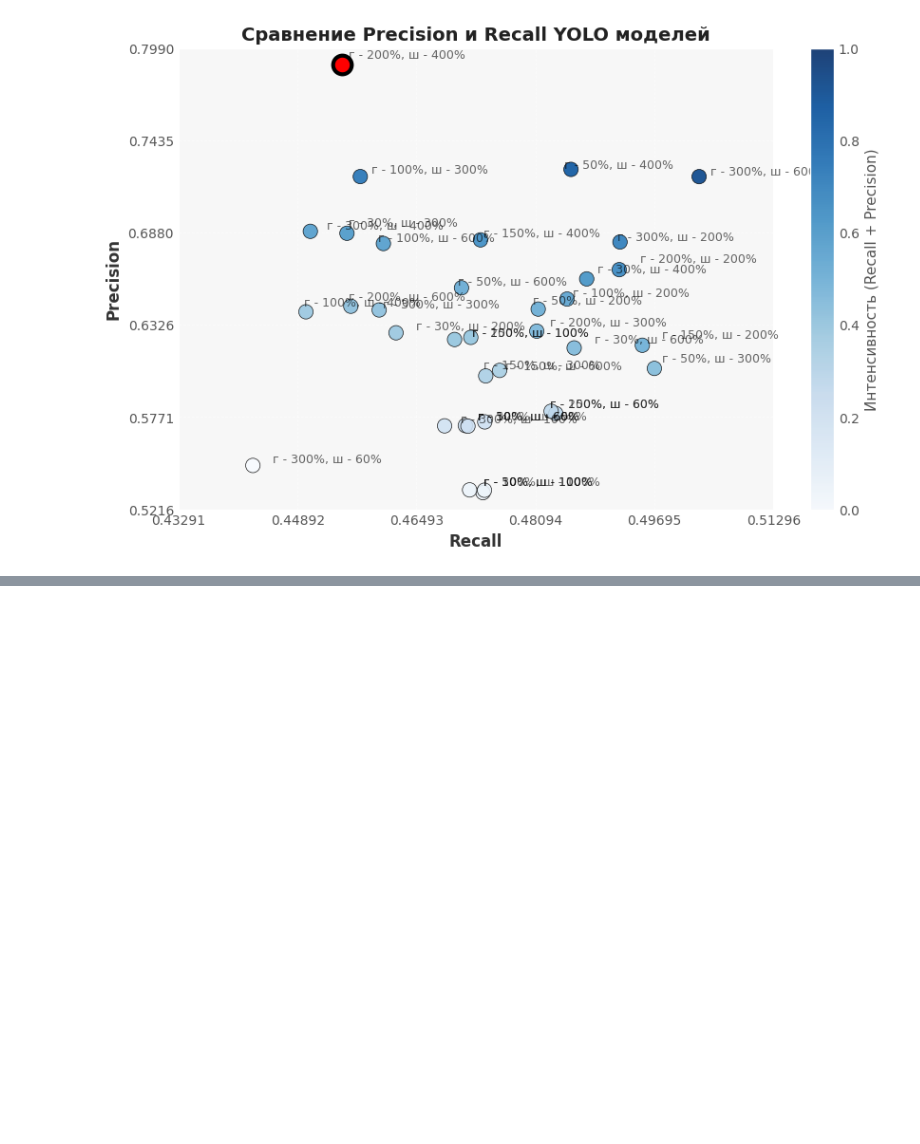
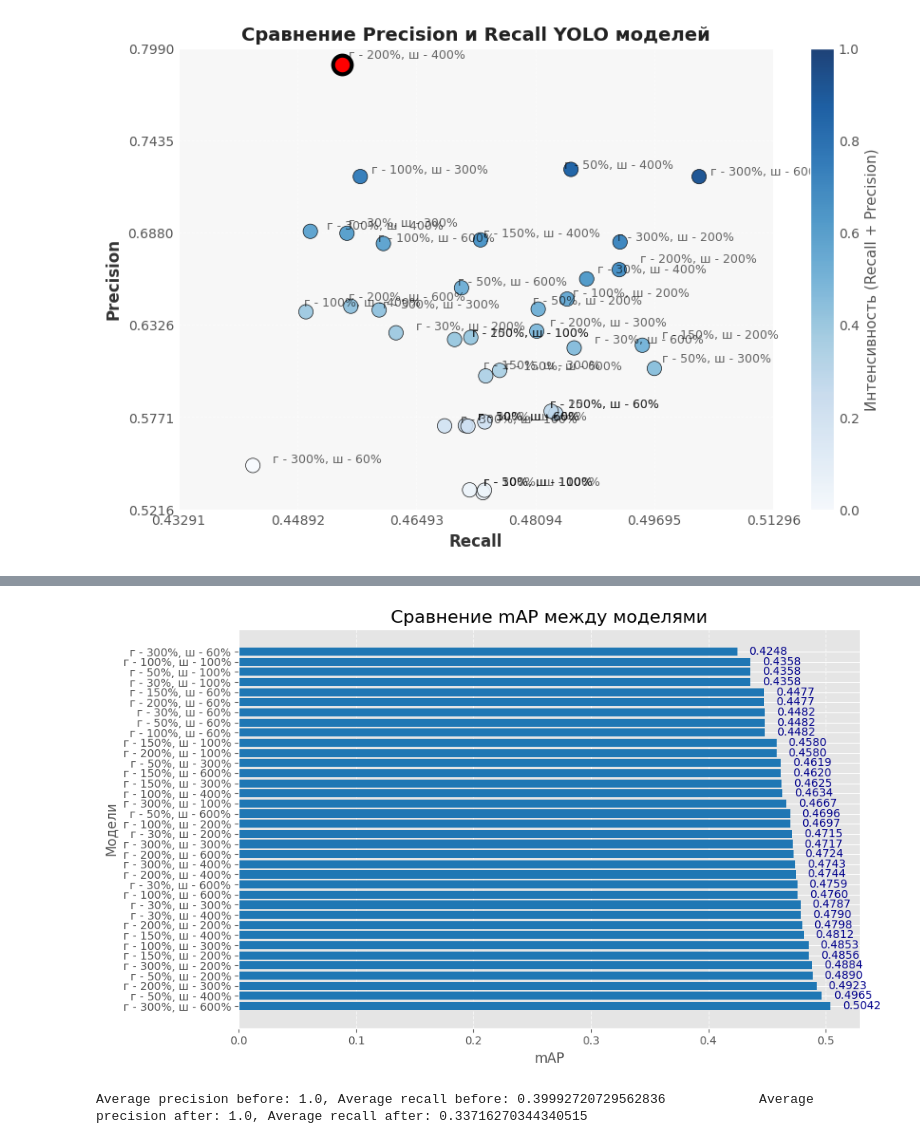
Before and after one commit to MikhailKuzm/pits_detection, a Jupyter notebook: results/count_tesults.ipynb, the cells around one changed output, grey strips where cells are left out. Saved outputs shown, nothing was run; the diff lists cells and outputs as text; code cells hidden in the pictures; blank space fills up the shorter version.

```diff
--- a/results/count_tesults.ipynb
+++ b/results/count_tesults.ipynb
@@ -447,0 +408,67 @@ print("Отсортированный массив:", sorted_arr)
+# %%
+import os
+import pandas as pd
+import matplotlib.pyplot as plt
+import re  # Для работы с регулярными выражениями
+
+# Путь к папке с логами
+logs_path = '/home/user/master_degree/pits_detection/detection/logs/yolo11'
+# Базовый размер модели YOLO
+base_yolo_size = [0.50, 0.25]
+# Список моделей
+model_folders = [f for f in os.listdir(logs_path) if os.path.isdir(os.path.join(logs_path, f))]
+
+# Список mAP для каждой модели
+model_names = []
+map_values = []
+
+# Функция для преобразования названий папок
+def format_folder_name(folder_name):
+    match = re.search(r'depth_(\d+\.\d+)-width_(\d+\.\d+)', folder_name)
+    if match:
+        # Переводим в проценты относительно базового размера
+        depth_percent = (float(match.group(1)) / base_yolo_size[0]) * 100
+        width_percent = (float(match.group(2)) / base_yolo_size[1]) * 100
+        return f"г - {int(depth_percent)}%, ш - {int(width_percent)}%"
+    return folder_name
+
+for folder in model_folders:
+    result_csv = os.path.join(logs_path, folder, 'results.csv')
+    if os.path.exists(result_csv):
+        df = pd.read_csv(result_csv)
+        # Предполагаем, что столбец 'mAP' в результатах csv
+        mAP = df['metrics/mAP50(B)'].max()  # Берем максимальный mAP
+        model_names.append(folder)
+        map_values.append(mAP)
+
+
+# Преобразуем все названия папок на оси Y
+formatted_model_names = [format_folder_name(name) for name in model_names]
+
+# Сортируем данные по значениям mAP (по убыванию)
+sorted_data = sorted(zip(formatted_model_names, map_values), key=lambda x: x[1], reverse=True)
+
+# Разделяем отсортированные данные обратно на отдельные списки
+sorted_model_names, sorted_map_values = zip(*sorted_data)
+
+# Построение графика
+plt.figure(figsize=(10, 6))
+plt.barh(sorted_model_names, sorted_map_values, color='#1f77b4')  # Используем синий оттенок
+
+# Настройка графика
+plt.xlabel('mAP', fontsize=12)
+plt.ylabel('Модели', fontsize=12)
+plt.title('Сравнение mAP между моделями', fontsize=16)
+plt.xticks(fontsize=10)
+plt.yticks(fontsize=10)
+plt.grid(True, axis='x', linestyle='--', alpha=0.7)
+
+# Добавляем значения mAP на график
+for i, (value, name) in enumerate(zip(sorted_map_values, sorted_model_names)):
+    plt.text(value + 0.01, i, f'{value:.4f}', va='center', fontsize=10, color='darkblue')
+
+# Показать график
+plt.tight_layout()
+plt.show()
+# %% [output]
+[figure, added]
@@ -447,0 +717,4 @@ print("Отсортированный массив:", sorted_arr)
+# %%
+process_images_and_save_results(images_path, labels_path, output_folder)
+# %% [output]
+Average precision before: 1.0, Average recall before: 0.39992720729562836            Average precision after: 1.0, Average recall after: 0.33716270344340515
```
Also changed, not shown: parts of 9 cells of this notebook, 3 other files.
